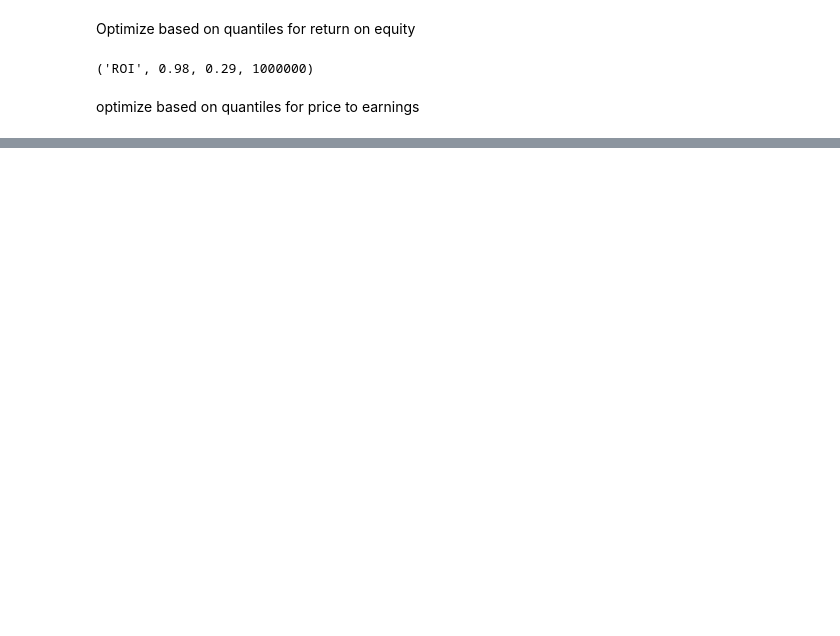
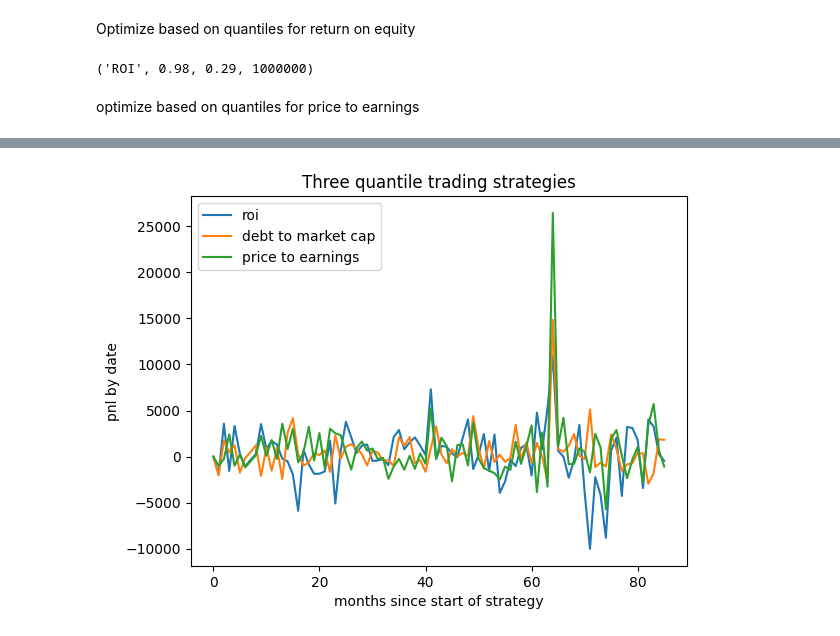
Before and after one commit to tsmcdonnell6604/Quant-Trading-Strategies, a Jupyter notebook: QTS_HW_3_trading.ipynb, the cells around one changed output, grey strips where cells are left out. Saved outputs shown, nothing was run; the diff lists cells and outputs as text; code cells hidden in the pictures; blank space fills up the shorter version.

```diff
--- a/QTS_HW_3_trading.ipynb
+++ b/QTS_HW_3_trading.ipynb
@@ -183,0 +188,11 @@ plt.plot(price_to_earnings['total_pnl'])
+# %%
+plt.plot(roi['pnl_by_date'], label = 'roi')
+plt.plot(debt_t_m['pnl_by_date'], label = 'debt to market cap')
+plt.plot(price_to_earnings['pnl_by_date'], label = 'price to earnings')
+plt.legend()
+plt.title('Three quantile trading strategies')
+plt.xlabel('months since start of strategy')
+plt.ylabel('pnl by date')
+plt.show()
+# %% [output]
+[figure, added]
```
Also changed, not shown: parts of 8 cells of this notebook.
